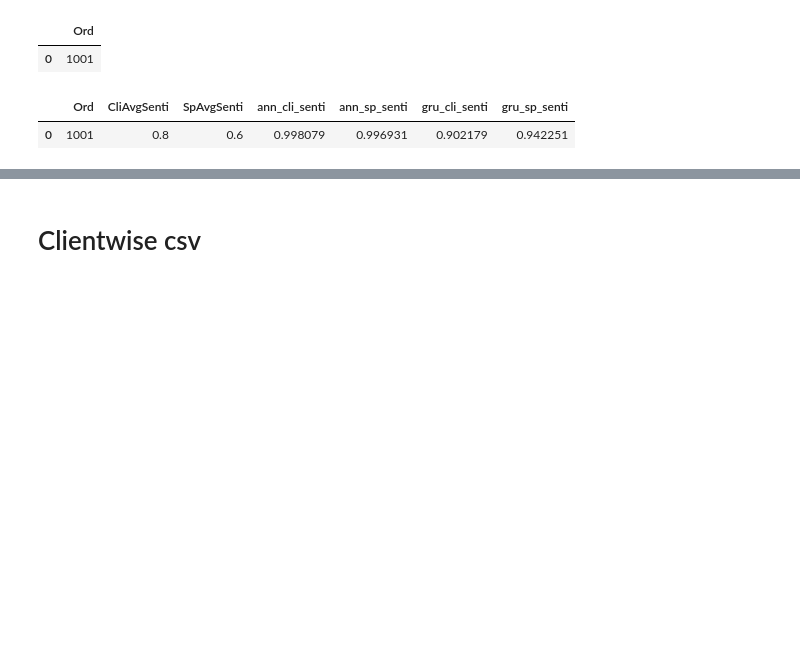
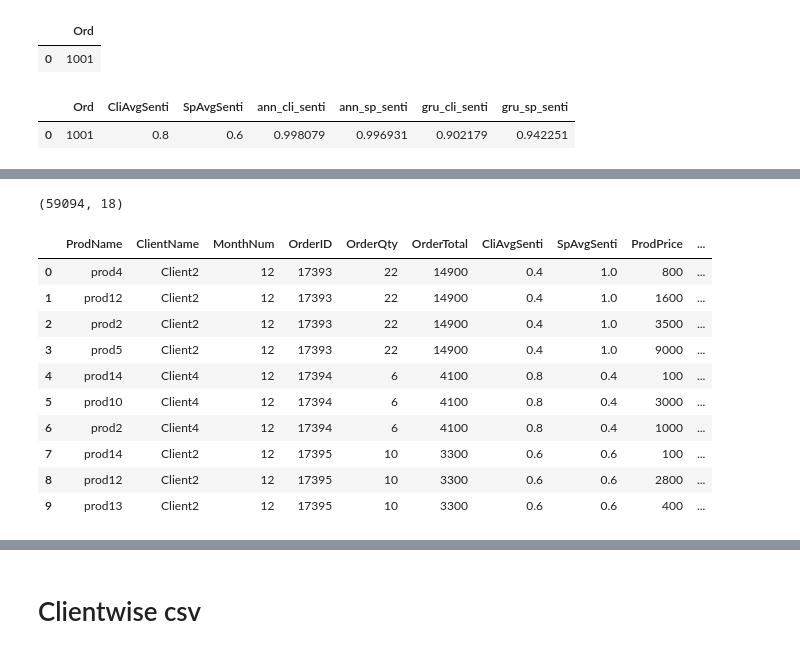
Before and after one commit to Learning2Code75/DLOM, a Jupyter notebook: ML/1_mockData/try1/try1.ipynb, the cells around one changed output, grey strips where cells are left out. Saved outputs shown, nothing was run; the diff lists cells and outputs as text; code cells hidden in the pictures; blank space fills up the shorter version.

```diff
--- a/ML/1_mockData/try1/try1.ipynb
+++ b/ML/1_mockData/try1/try1.ipynb
@@ -681,0 +744,24 @@ df_productwise.head(2)
+# %%
+df_productwise['ann_cli_senti'] = df_productwise['OrderID'].apply(lambda x: populate_ann_cli_senti(x))
+# %%
+df_productwise['ann_sp_senti'] = df_productwise['OrderID'].apply(lambda x: populate_ann_sp_senti(x))
+# %%
+df_productwise['gru_cli_senti'] = df_productwise['OrderID'].apply(lambda x: populate_gru_cli_senti(x))
+# %%
+df_productwise['gru_sp_senti'] = df_productwise['OrderID'].apply(lambda x: populate_gru_sp_senti(x))
+# %%
+print(df_productwise.shape)
+df_productwise.head(10)
+# %% [output]
+(59094, 18)
+|  | ProdName | ClientName | MonthNum | OrderID | OrderQty | OrderTotal | CliAvgSenti | SpAvgSenti | ProdPrice | ... |
+| 0 | prod4 | Client2 | 12 | 17393 | 22 | 14900 | 0.4 | 1.0 | 800 | ... |
+| 1 | prod12 | Client2 | 12 | 17393 | 22 | 14900 | 0.4 | 1.0 | 1600 | ... |
+| 2 | prod2 | Client2 | 12 | 17393 | 22 | 14900 | 0.4 | 1.0 | 3500 | ... |
+| 3 | prod5 | Client2 | 12 | 17393 | 22 | 14900 | 0.4 | 1.0 | 9000 | ... |
+| 4 | prod14 | Client4 | 12 | 17394 | 6 | 4100 | 0.8 | 0.4 | 100 | ... |
+| 5 | prod10 | Client4 | 12 | 17394 | 6 | 4100 | 0.8 | 0.4 | 3000 | ... |
+| 6 | prod2 | Client4 | 12 | 17394 | 6 | 4100 | 0.8 | 0.4 | 1000 | ... |
+| 7 | prod14 | Client2 | 12 | 17395 | 10 | 3300 | 0.6 | 0.6 | 100 | ... |
+| 8 | prod12 | Client2 | 12 | 17395 | 10 | 3300 | 0.6 | 0.6 | 2800 | ... |
+| 9 | prod13 | Client2 | 12 | 17395 | 10 | 3300 | 0.6 | 0.6 | 400 | ... |
```
Also changed, not shown: parts of 18 cells of this notebook, 3 other files.
